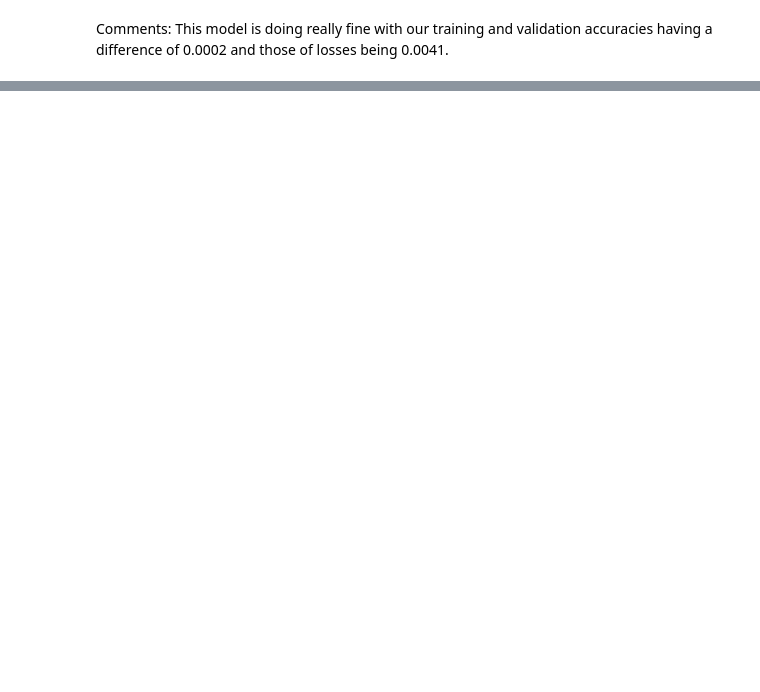
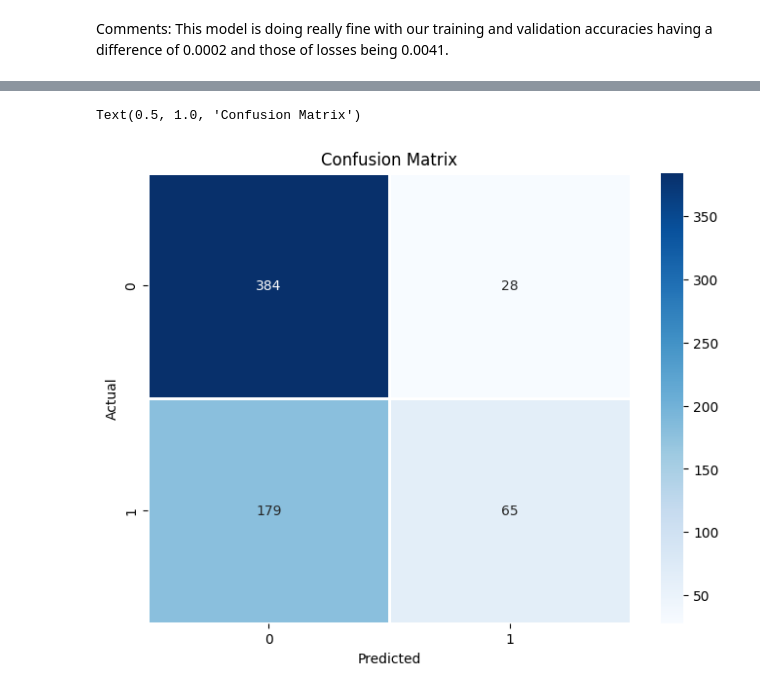
Before and after one commit to ZigaLarissa/Aqua_Rescan, a Jupyter notebook: backend/model.ipynb, the cells around one changed output, grey strips where cells are left out. Cells and saved outputs as stored; diff of their text form; code cells hidden in the pictures; blank space fills up the shorter version.

```diff
--- a/backend/model.ipynb
+++ b/backend/model.ipynb
@@ -524,0 +569,24 @@ plt.legend(['Train', 'Validation'], loc='upper left')
+# %%
+# let us first make a simple architecture of our model
+
+# create the model function that takes in a regularizer, had dropout and early stopping
+model = tf.keras.models.Sequential([
+    tf.keras.layers.Flatten(input_shape=(X_train.shape[1],)),
+    tf.keras.layers.Dense(340, activation='relu'),
+    tf.keras.layers.Dropout(0.8),
+    tf.keras.layers.Dense(150, activation='relu'),
+    tf.keras.layers.Dropout(0.8),
+    tf.keras.layers.Dense(1, activation='sigmoid')
+])
+
+# compile the model
+model.compile(
+    optimizer='adam',
+    loss='binary_crossentropy',
+    metrics=['accuracy'])
+
+# early stopping
+early_stopping = tf.keras.callbacks.EarlyStopping(monitor='val_loss', patience=10, restore_best_weights=True)
+
+# train the model
+history = model.fit(X_train, y_train, validation_data=(X_val, y_val), epochs=100, batch_size=32, verbose=1, callbacks=[early_stopping])
@@ -524,0 +618,17 @@ plt.legend(['Train', 'Validation'], loc='upper left')
+# %%
+# let's print the confusion matrix
+from sklearn.metrics import confusion_matrix
+
+# make predictions
+y_pred = model.predict(X_test)
+y_pred = np.round(y_pred)
+
+# print the confusion matrix using seaborn
+cm = confusion_matrix(y_test, y_pred)
+
+plt.figure(figsize=(8, 6))
+sns.heatmap(cm, annot=True, cmap='Blues', fmt = "g", linewidths=2)
+plt.xlabel('Predicted')
+plt.ylabel('Actual')
+plt.title('Confusion Matrix')
+# %% [output]
@@ -524,0 +636,2 @@ plt.legend(['Train', 'Validation'], loc='upper left')
+Text(0.5, 1.0, 'Confusion Matrix')
+[figure, added]
```
Also changed, not shown: parts of 20 cells of this notebook.
